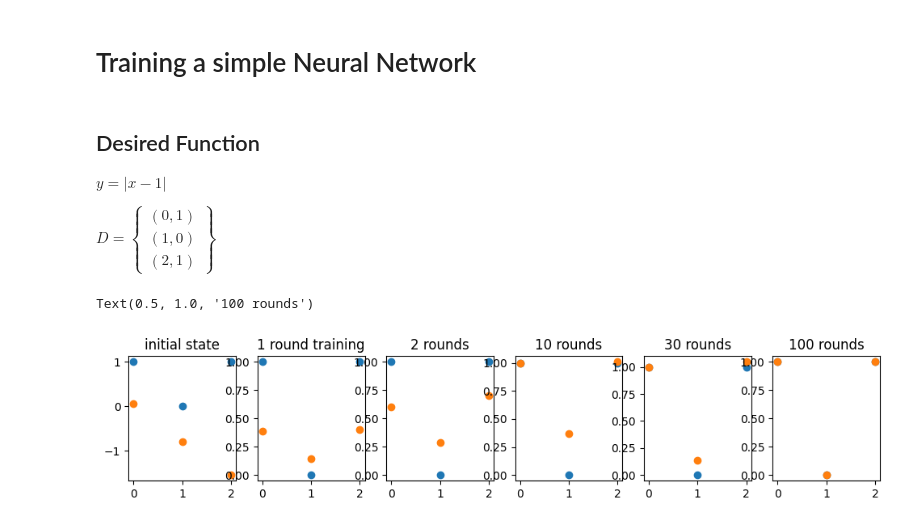
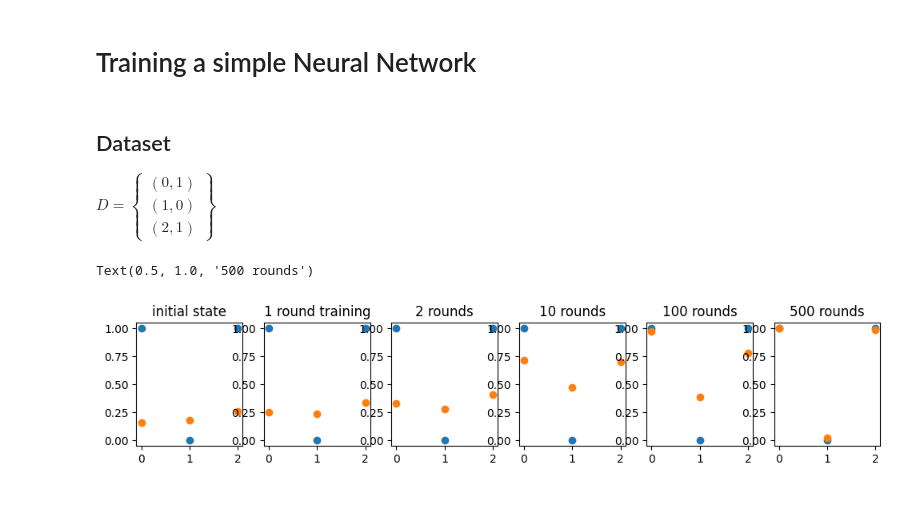
Before and after one commit to ss7886/MLPractice, a Jupyter notebook: examples/neural_network_intro.ipynb, the cells around one changed output. Cells and saved outputs as stored; diff of their text form; code cells hidden in the pictures.

```diff
--- a/examples/neural_network_intro.ipynb
+++ b/examples/neural_network_intro.ipynb
@@ -48,70 +52,62 @@ plt.scatter(input, output3)
 # %% [markdown]
 # Training a simple Neural Network
 # %% [markdown]
-## Desired Function
-
-$y = |x - 1|$
+## Dataset
 
 $D = \left\{ \begin{array}{c} (0, 1) \\ (1, 0) \\ (2, 1) \end{array} \right\}$
 # %%
-weights = [np.array([[1.5], [-1]]), np.array([[-0.5, 1]])]
-biases = [np.array([0.1, 0.1]), np.array([0.])]
-
-network = NeuralNetwork(layer_sizes=[2], weights=weights, biases=biases)
-
+network = NeuralNetwork(layer_sizes=[4])
 d_inputs = [np.array([0]), np.array([1]), np.array([2])]
 d_outputs = [np.array([1]), np.array([0]), np.array([1])]
 # %%
 predictions_0 = network.predict(d_inputs)
 
-for i in range(len(d_inputs)):
-    network.train_single(d_inputs[i], d_outputs[i], [0.5, 0.15], [0.3, 0])
+w_rates = [0.5, 0.05]
+b_rates = [0.2, 0.05]
+
+network.train(d_inputs, d_outputs, w_rates, b_rates)
 predictions_1 = network.predict(d_inputs)
 
-for i in range(len(d_inputs)):
-    network.train_single(d_inputs[i], d_outputs[i], [0.5, 0.15], [0.3, 0])
+network.train(d_inputs, d_outputs, w_rates, b_rates)
 predictions_2 = network.predict(d_inputs)
 
 for i in range(8):
-    for j in range(len(d_inputs)):
-        network.train_single(d_inputs[j], d_outputs[j], [0.5, 0.15], [0.3, 0])
+    network.train(d_inputs, d_outputs, w_rates, b_rates)
 predictions_10 = network.predict(d_inputs)
 
-for i in range(20):
-    for j in range(len(d_inputs)):
-        network.train_single(d_inputs[j], d_outputs[j], [0.5, 0.15], [0.3, 0])
-predictions_30 = network.predict(d_inputs)
+for i in range(90):
+    network.train(d_inputs, d_outputs, w_rates, b_rates)
+predictions_100 = network.predict(d_inputs)
 
-for i in range(70):
-    for j in range(len(d_inputs)):
-        network.train_single(d_inputs[j], d_outputs[j], [0.5, 0.15], [0.3, 0])
-predictions_100 = network.predict(d_inputs)
+for i in range(400):
+    network.train(d_inputs, d_outputs, w_rates, b_rates)
+predictions_500 = network.predict(d_inputs)
 # %%
 fig, plots = plt.subplots(ncols=6, figsize=(12, 2))
 
 plots[0].scatter(d_inputs, d_outputs)
 plots[0].scatter(d_inputs, predictions_0)
 plots[0].set_title("initial state")
 
 plots[1].scatter(d_inputs, d_outputs)
 plots[1].scatter(d_inputs, predictions_1)
 plots[1].set_title("1 round training")
 
 plots[2].scatter(d_inputs, d_outputs)
 plots[2].scatter(d_inputs, predictions_2)
 plots[2].set_title("2 rounds")
 
 plots[3].scatter(d_inputs, d_outputs)
 plots[3].scatter(d_inputs, predictions_10)
 plots[3].set_title("10 rounds")
 
 plots[4].scatter(d_inputs, d_outputs)
-plots[4].scatter(d_inputs, predictions_30)
-plots[4].set_title("30 rounds")
+plots[4].scatter(d_inputs, predictions_100)
+plots[4].set_title("100 rounds")
 
 plots[5].scatter(d_inputs, d_outputs)
-plots[5].scatter(d_inputs, predictions_100)
-plots[5].set_title("100 rounds")
+plots[5].scatter(d_inputs, predictions_500)
+plots[5].set_title("500 rounds")
 # %% [output]
-Text(0.5, 1.0, '100 rounds')
+Text(0.5, 1.0, '500 rounds')
-[figure, old version]
+[figure, new version]
```
Also changed, not shown: parts of 11 cells of this notebook, 2 other files.
